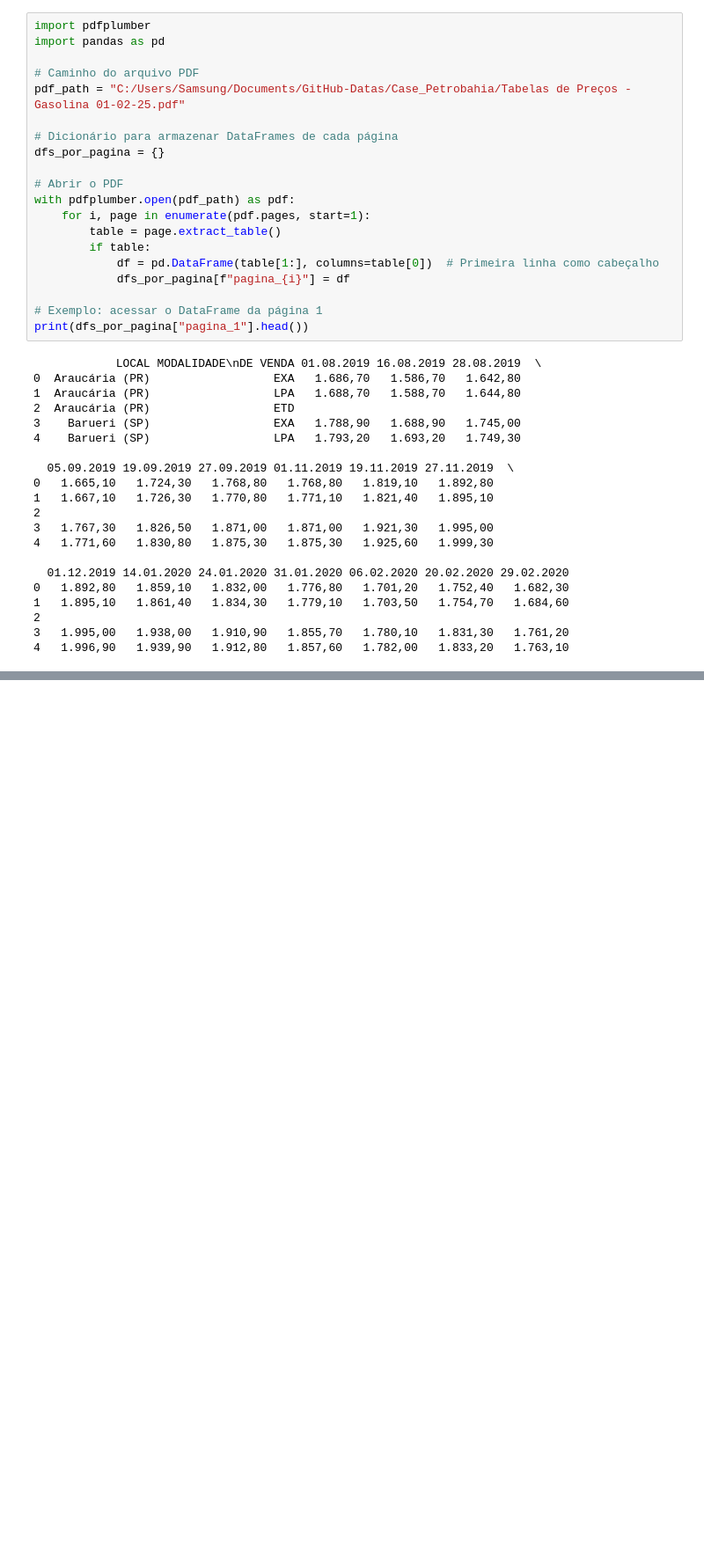
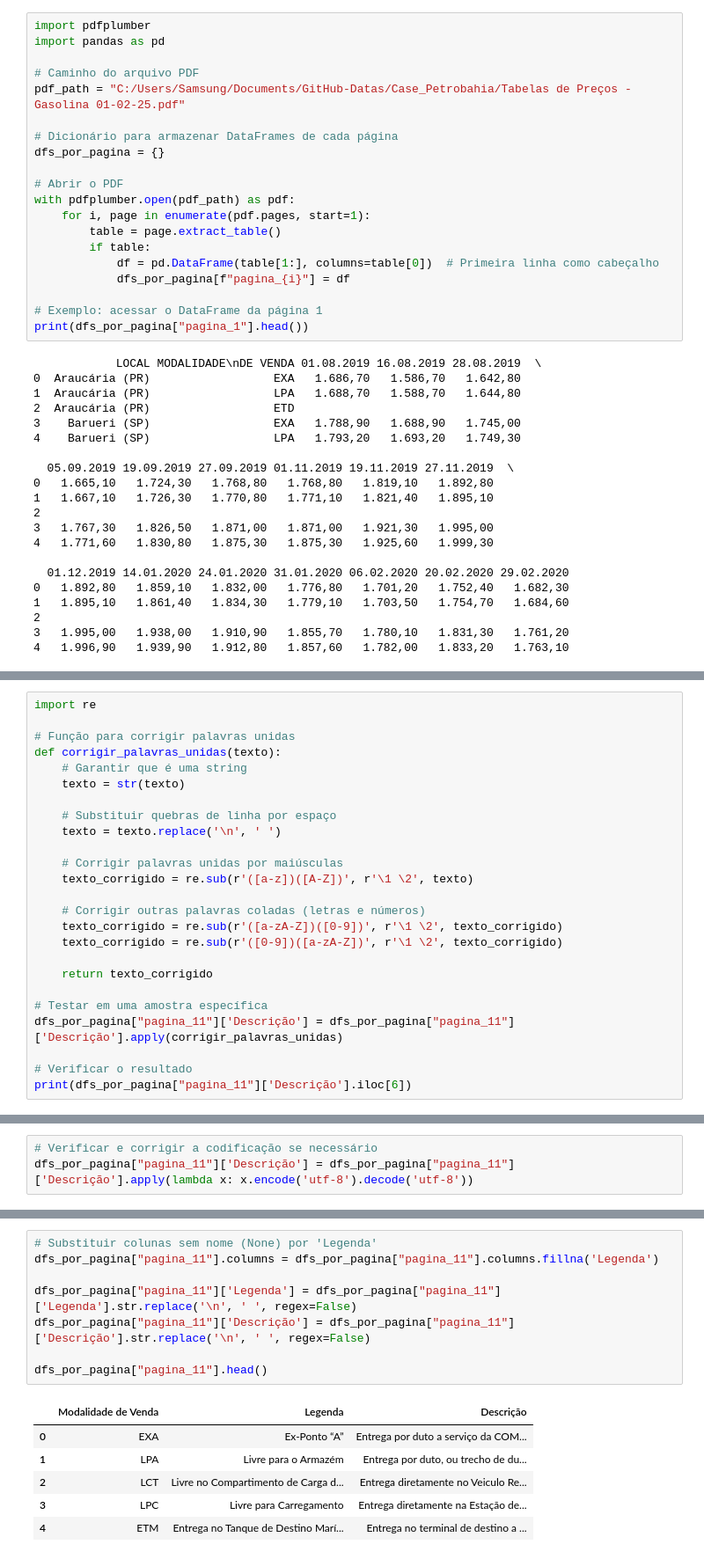
Before and after one commit to Bruno-Santana-Eco/Coleta_Tabela_Precos_Petrobras, a Jupyter notebook: Coleta_Preco.ipynb, the cells around one changed output, grey strips where cells are left out. Shown at 88% size. Saved outputs shown, nothing was run; the diff lists cells and outputs as text; blank space fills up the shorter version.

```diff
--- a/Coleta_Preco.ipynb
+++ b/Coleta_Preco.ipynb
@@ -282,0 +309,25 @@ df_pag10_union.head()
+# %%
+import re
+
+# Função para corrigir palavras unidas
+def corrigir_palavras_unidas(texto):
+    # Garantir que é uma string
+    texto = str(texto)
+
+    # Substituir quebras de linha por espaço
+    texto = texto.replace('\n', ' ')
+
+    # Corrigir palavras unidas por maiúsculas
+    texto_corrigido = re.sub(r'([a-z])([A-Z])', r'\1 \2', texto)
+
+    # Corrigir outras palavras coladas (letras e números)
+    texto_corrigido = re.sub(r'([a-zA-Z])([0-9])', r'\1 \2', texto_corrigido)
+    texto_corrigido = re.sub(r'([0-9])([a-zA-Z])', r'\1 \2', texto_corrigido)
+
+    return texto_corrigido
+
+# Testar em uma amostra específica
+dfs_por_pagina["pagina_11"]['Descrição'] = dfs_por_pagina["pagina_11"]['Descrição'].apply(corrigir_palavras_unidas)
+
+# Verificar o resultado
+print(dfs_por_pagina["pagina_11"]['Descrição'].iloc[6])
@@ -282,0 +336,3 @@ df_pag10_union.head()
+# %%
+# Verificar e corrigir a codificação se necessário
+dfs_por_pagina["pagina_11"]['Descrição'] = dfs_por_pagina["pagina_11"]['Descrição'].apply(lambda x: x.encode('utf-8').decode('utf-8'))
@@ -282,0 +354,15 @@ df_pag10_union.head()
+# %%
+# Substituir colunas sem nome (None) por 'Legenda'
+dfs_por_pagina["pagina_11"].columns = dfs_por_pagina["pagina_11"].columns.fillna('Legenda')
+
+dfs_por_pagina["pagina_11"]['Legenda'] = dfs_por_pagina["pagina_11"]['Legenda'].str.replace('\n', ' ', regex=False)
+dfs_por_pagina["pagina_11"]['Descrição'] = dfs_por_pagina["pagina_11"]['Descrição'].str.replace('\n', ' ', regex=False)
+
+dfs_por_pagina["pagina_11"].head()
+# %% [output]
+|  | Modalidade de Venda | Legenda | Descrição |
+| 0 | EXA | Ex-Ponto “A” | Entrega por duto a serviço da COM... |
+| 1 | LPA | Livre para o Armazém | Entrega por duto, ou trecho de du... |
+| 2 | LCT | Livre no Compartimento de Carga d... | Entrega diretamente no Veiculo Re... |
+| 3 | LPC | Livre para Carregamento | Entrega diretamente na Estação de... |
+| 4 | ETM | Entrega no Tanque de Destino Marí... | Entrega no terminal de destino a ... |
```
Also changed, not shown: parts of 37 cells of this notebook.
